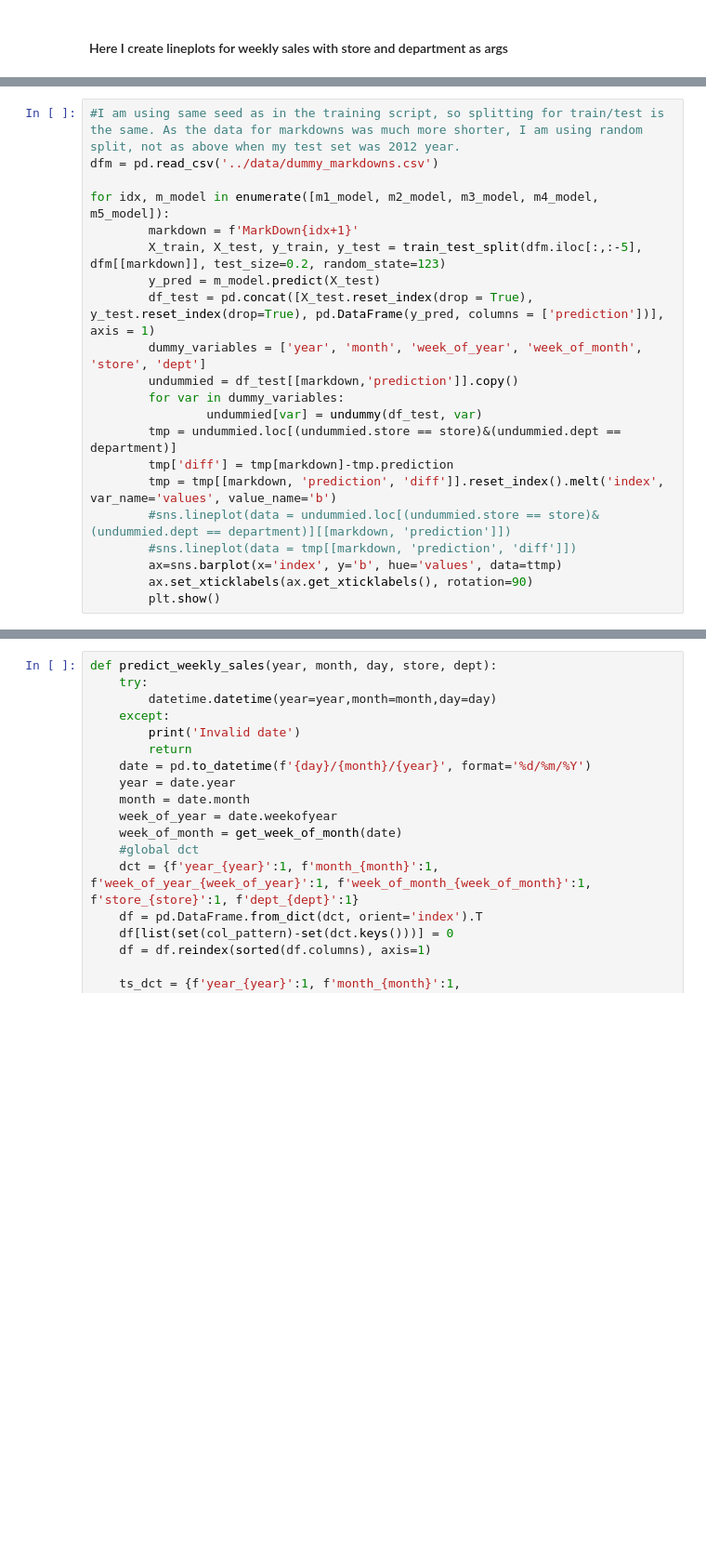
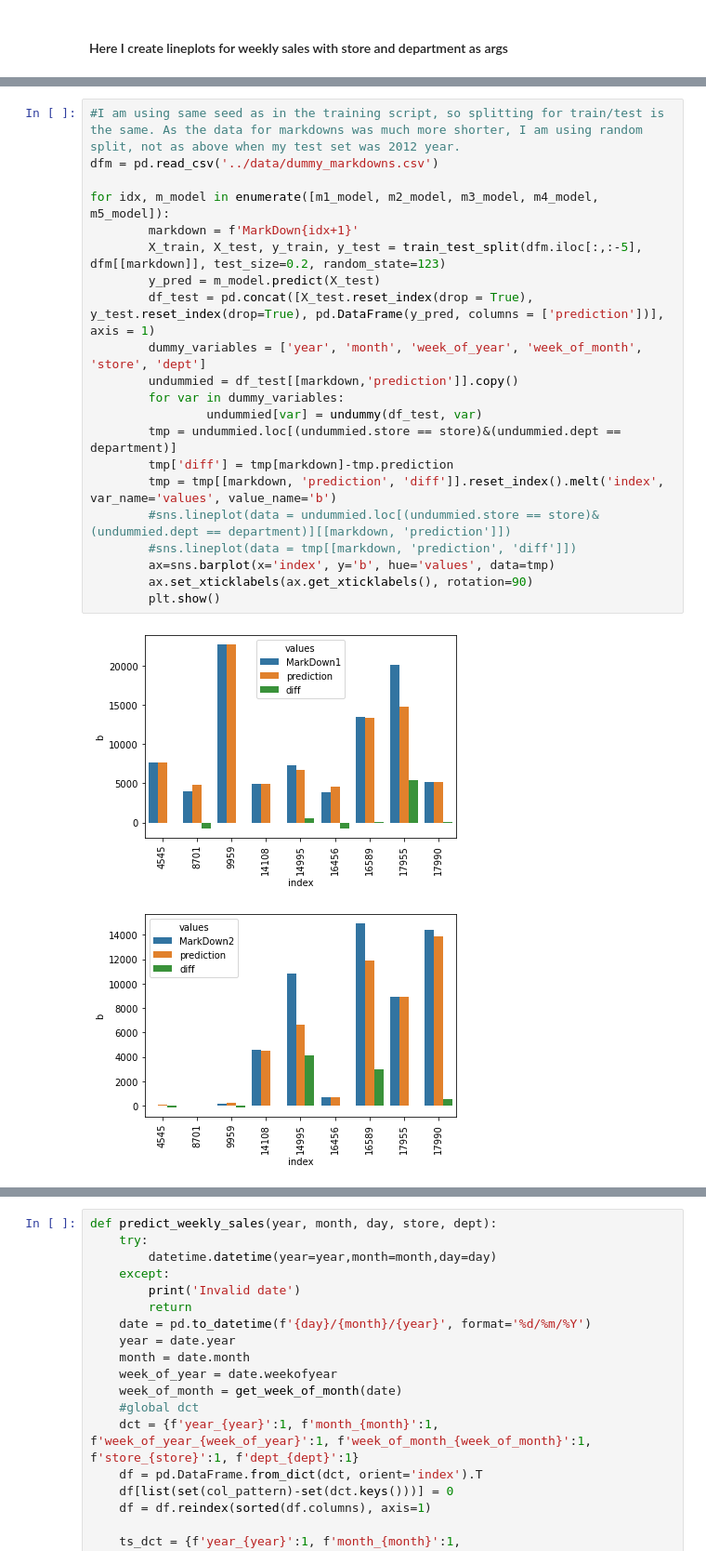
Before and after one commit to yaaqbp/forecasting, a Jupyter notebook: notebooks/predictions.ipynb, the cells around one changed output, grey strips where cells are left out. Shown at 93% size. Cells and saved outputs as stored; diff of their text form; blank space fills up the shorter version.

```diff
--- a/notebooks/predictions.ipynb
+++ b/notebooks/predictions.ipynb
@@ -70,21 +76,24 @@ sns.lineplot(data = undummied[['total_sales', 'prediction']])
 # %%
 #I am using same seed as in the training script, so splitting for train/test is the same. As the data for markdowns was much more shorter, I am using random split, not as above when my test set was 2012 year.
 dfm = pd.read_csv('../data/dummy_markdowns.csv')
 
 for idx, m_model in enumerate([m1_model, m2_model, m3_model, m4_model, m5_model]):
         markdown = f'MarkDown{idx+1}'
         X_train, X_test, y_train, y_test = train_test_split(dfm.iloc[:,:-5], dfm[[markdown]], test_size=0.2, random_state=123)
         y_pred = m_model.predict(X_test)
         df_test = pd.concat([X_test.reset_index(drop = True), y_test.reset_index(drop=True), pd.DataFrame(y_pred, columns = ['prediction'])], axis = 1)
         dummy_variables = ['year', 'month', 'week_of_year', 'week_of_month', 'store', 'dept']
         undummied = df_test[[markdown,'prediction']].copy()
         for var in dummy_variables:
                 undummied[var] = undummy(df_test, var)
         tmp = undummied.loc[(undummied.store == store)&(undummied.dept == department)]
         tmp['diff'] = tmp[markdown]-tmp.prediction
         tmp = tmp[[markdown, 'prediction', 'diff']].reset_index().melt('index', var_name='values', value_name='b')
         #sns.lineplot(data = undummied.loc[(undummied.store == store)&(undummied.dept == department)][[markdown, 'prediction']])
         #sns.lineplot(data = tmp[[markdown, 'prediction', 'diff']])
-        ax=sns.barplot(x='index', y='b', hue='values', data=ttmp)
+        ax=sns.barplot(x='index', y='b', hue='values', data=tmp)
         ax.set_xticklabels(ax.get_xticklabels(), rotation=90)
         plt.show()
+# %% [output]
+[figure, added]
+[figure, added]
```
Also changed, not shown: parts of 4 cells of this notebook.
